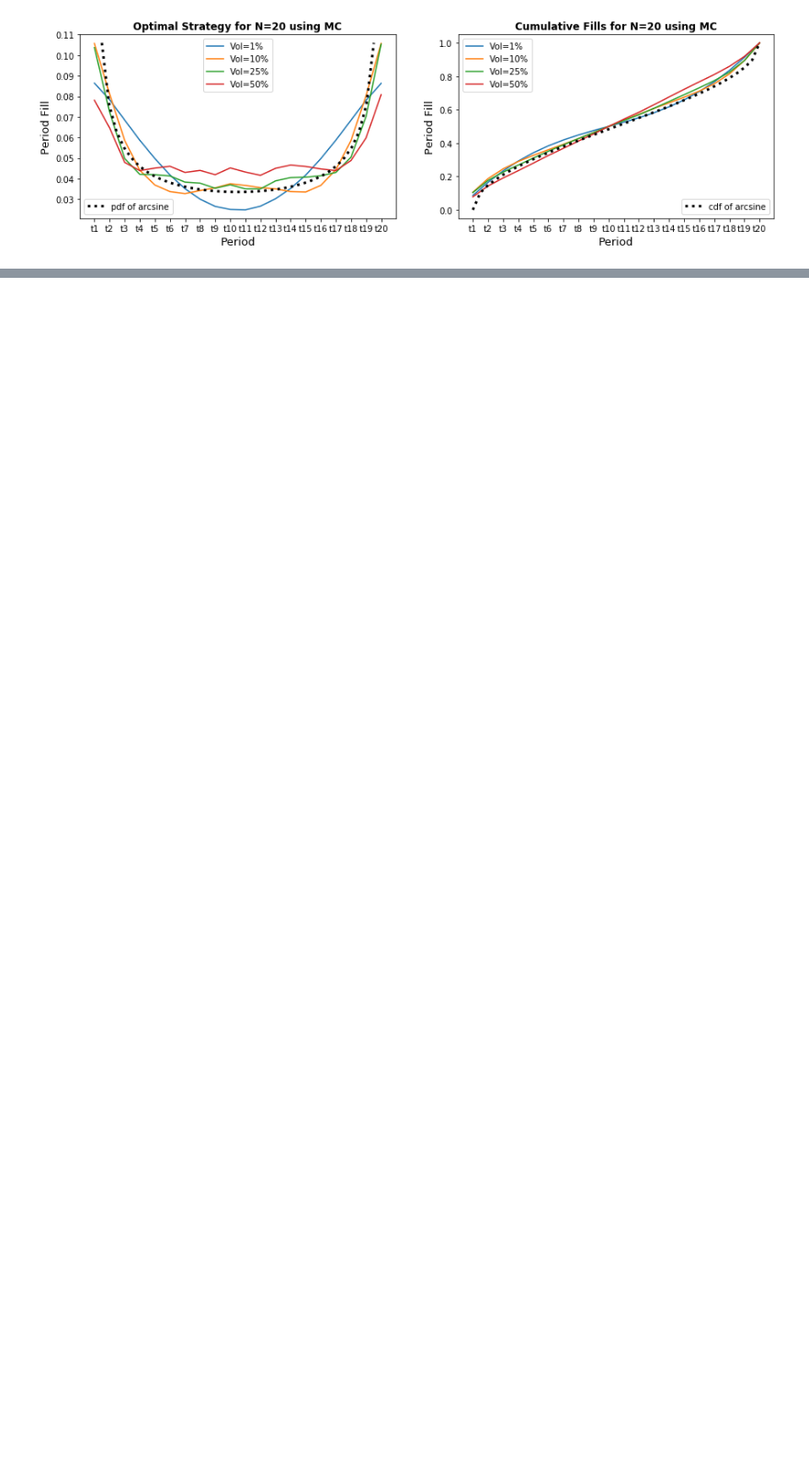
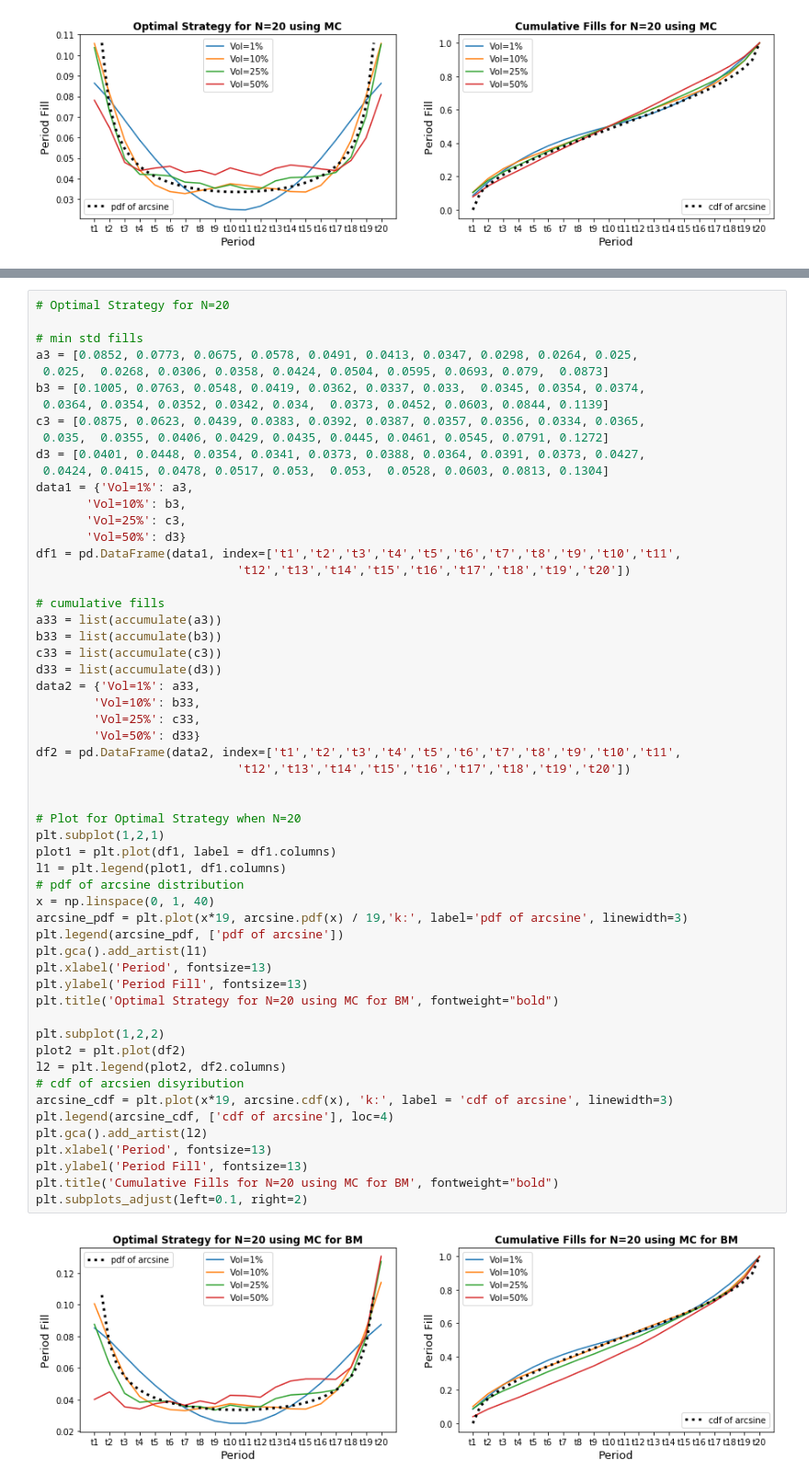
Before and after one commit to lostyangye/Buying-Strategy-under-BS-model, a Jupyter notebook: Buying Strategy under BS model.ipynb, the cells around one changed output, grey strips where cells are left out. Shown at 92% size. Drawn from its saved outputs; the diff is of its cells as text; blank space fills up the shorter version.

```diff
--- a/Buying Strategy under BS model.ipynb
+++ b/Buying Strategy under BS model.ipynb
@@ -501,0 +679,58 @@ plt.subplots_adjust(left=0.1, right=2)
+# %%
+# Optimal Strategy for N=20
+
+# min std fills
+a3 = [0.0852, 0.0773, 0.0675, 0.0578, 0.0491, 0.0413, 0.0347, 0.0298, 0.0264, 0.025,
+ 0.025,  0.0268, 0.0306, 0.0358, 0.0424, 0.0504, 0.0595, 0.0693, 0.079,  0.0873]
+b3 = [0.1005, 0.0763, 0.0548, 0.0419, 0.0362, 0.0337, 0.033,  0.0345, 0.0354, 0.0374,
+ 0.0364, 0.0354, 0.0352, 0.0342, 0.034,  0.0373, 0.0452, 0.0603, 0.0844, 0.1139]
+c3 = [0.0875, 0.0623, 0.0439, 0.0383, 0.0392, 0.0387, 0.0357, 0.0356, 0.0334, 0.0365,
+ 0.035,  0.0355, 0.0406, 0.0429, 0.0435, 0.0445, 0.0461, 0.0545, 0.0791, 0.1272]
+d3 = [0.0401, 0.0448, 0.0354, 0.0341, 0.0373, 0.0388, 0.0364, 0.0391, 0.0373, 0.0427,
+ 0.0424, 0.0415, 0.0478, 0.0517, 0.053,  0.053,  0.0528, 0.0603, 0.0813, 0.1304]
+data1 = {'Vol=1%': a3,
+       'Vol=10%': b3,
+       'Vol=25%': c3,
+       'Vol=50%': d3}
+df1 = pd.DataFrame(data1, index=['t1','t2','t3','t4','t5','t6','t7','t8','t9','t10','t11',
+                            't12','t13','t14','t15','t16','t17','t18','t19','t20'])
+
+# cumulative fills
+a33 = list(accumulate(a3))
+b33 = list(accumulate(b3))
+c33 = list(accumulate(c3))
+d33 = list(accumulate(d3))
+data2 = {'Vol=1%': a33,
+        'Vol=10%': b33,
+        'Vol=25%': c33,
+        'Vol=50%': d33}
+df2 = pd.DataFrame(data2, index=['t1','t2','t3','t4','t5','t6','t7','t8','t9','t10','t11',
+                            't12','t13','t14','t15','t16','t17','t18','t19','t20'])
+
+
+# Plot for Optimal Strategy when N=20
+plt.subplot(1,2,1)
+plot1 = plt.plot(df1, label = df1.columns)
+l1 = plt.legend(plot1, df1.columns)
+# pdf of arcsine distribution
+x = np.linspace(0, 1, 40)
+arcsine_pdf = plt.plot(x*19, arcsine.pdf(x) / 19,'k:', label='pdf of arcsine', linewidth=3)
+plt.legend(arcsine_pdf, ['pdf of arcsine'])
+plt.gca().add_artist(l1)
+plt.xlabel('Period', fontsize=13)
+plt.ylabel('Period Fill', fontsize=13)
+plt.title('Optimal Strategy for N=20 using MC for BM', fontweight="bold")
+
+plt.subplot(1,2,2)
+plot2 = plt.plot(df2)
+l2 = plt.legend(plot2, df2.columns)
+# cdf of arcsien disyribution
+arcsine_cdf = plt.plot(x*19, arcsine.cdf(x), 'k:', label = 'cdf of arcsine', linewidth=3)
+plt.legend(arcsine_cdf, ['cdf of arcsine'], loc=4)
+plt.gca().add_artist(l2)
+plt.xlabel('Period', fontsize=13)
+plt.ylabel('Period Fill', fontsize=13)
+plt.title('Cumulative Fills for N=20 using MC for BM', fontweight="bold")
+plt.subplots_adjust(left=0.1, right=2)
+# %% [output]
+[figure, added]
```
Also changed, not shown: parts of 22 cells of this notebook.
